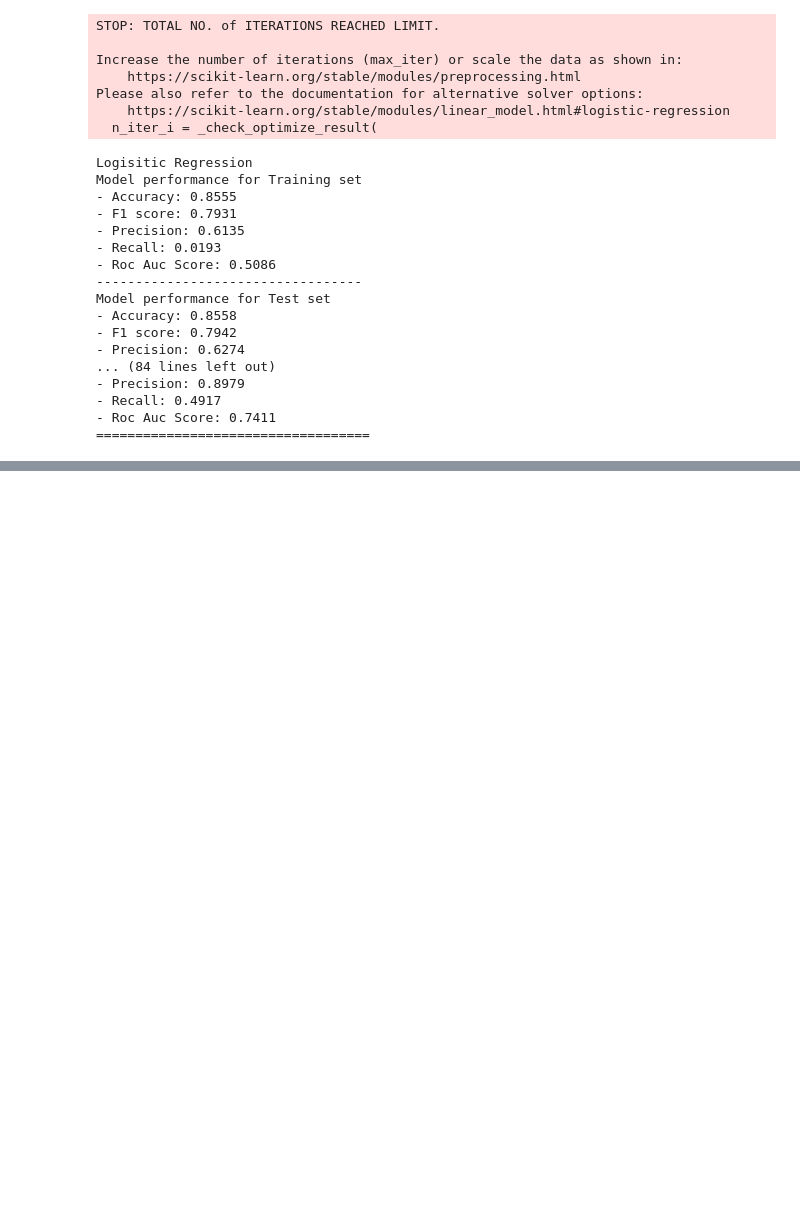
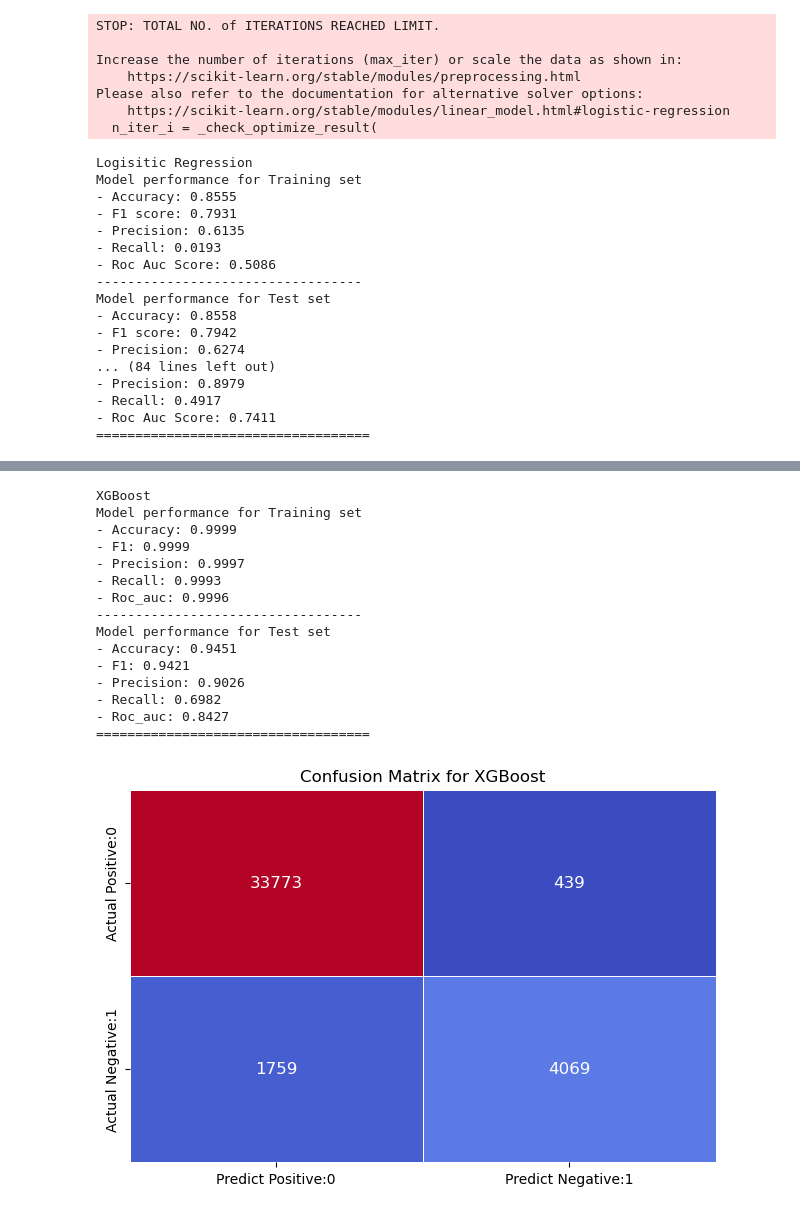
Before and after one commit to Frederic-P/learning-driver-preferences, a Jupyter notebook: notebooks/3 - ML predict drop TM.ipynb, the cells around one changed output, grey strips where cells are left out. Cells and saved outputs as stored; diff of their text form; code cells hidden in the pictures; blank space fills up the shorter version.

```diff
--- a/notebooks/3 - ML predict drop TM.ipynb
+++ b/notebooks/3 - ML predict drop TM.ipynb
@@ -185,6 +142,7 @@ X_val, y_val = h.get_X_y(validation_df, y_name)
 # replace missing values with 0
 X_test.fillna(0, inplace=True)
 X_train.fillna(0, inplace=True)
+X_val.fillna(0, inplace=True)
 # %% [markdown]
 ## Evaluate various classification models side by side
 # %%
@@ -271,24 +229,25 @@ Model performance for Test set
 ===================================
 # %%
 ## Hyperparameter Training
-rf_params = {"max_depth": [5, 8, 15, None, 10],
-             "max_features": [5, 7, "auto", 8],
-             "min_samples_split": [2, 8, 15, 20],
-             "n_estimators": [100, 200, 500, 1000]}
+rf_params = {"max_depth": [5, 10, 20],
+             "max_features": ["auto"],
+             "min_samples_split": [2, 5, 10],
+             "n_estimators": [100, 200, 500]}
 dt_params = {'criterion':['gini','entropy', 'log_loss'],
-            'splitter':['best','random'],
-            'max_depth':[1,2,3,4,5],
+            'splitter':['best'],
+            'max_depth':[10, 20, 30],
              'max_features':['auto','sqrt','log2']}
 xgboost_params = {"learning_rate": [0.1, 0.01],
-                  "max_depth": [5, 8, 12, 20, 30],
+                  "max_depth": [5, 10, 20, 30],
                   "n_estimators": [100, 200, 300],
-                  "colsample_bytree": [0.5, 0.8, 1, 0.3, 0.4]}
+                  "colsample_bytree": [0.2, 0.4, 0.8, 1]}
 # %%
 # Models list for Hyperparameter tuning
 randomcv_models = [
     ("RF", RandomForestClassifier(), rf_params),
     ("DecisionTree", DecisionTreeClassifier(), dt_params),
-    ("XGBoost", XGBClassifier(), xgboost_params)]
+    ("XGBoost", XGBClassifier(), xgboost_params)
+    ]
 # %%
 model_param = {}
 for name, model, params in randomcv_models:
@@ -498,0 +283,22 @@ plt.show()
+# %%
+xgb_model = h.evaluate_model_performance(XGBClassifier(learning_rate= 0.1,
+                  max_depth= 30,
+                  n_estimators= 200,
+                  colsample_bytree= 0.8), "XGBoost", X_train, y_train, X_val, y_val)
+# %% [output]
+XGBoost
+Model performance for Training set
+- Accuracy: 0.9999
+- F1: 0.9999
+- Precision: 0.9997
+- Recall: 0.9993
+- Roc_auc: 0.9996
+----------------------------------
+Model performance for Test set
+- Accuracy: 0.9451
+- F1: 0.9421
+- Precision: 0.9026
+- Recall: 0.6982
+- Roc_auc: 0.8427
+===================================
+[figure, added]
```
Also changed, not shown: parts of 18 cells of this notebook, 1 other file.
